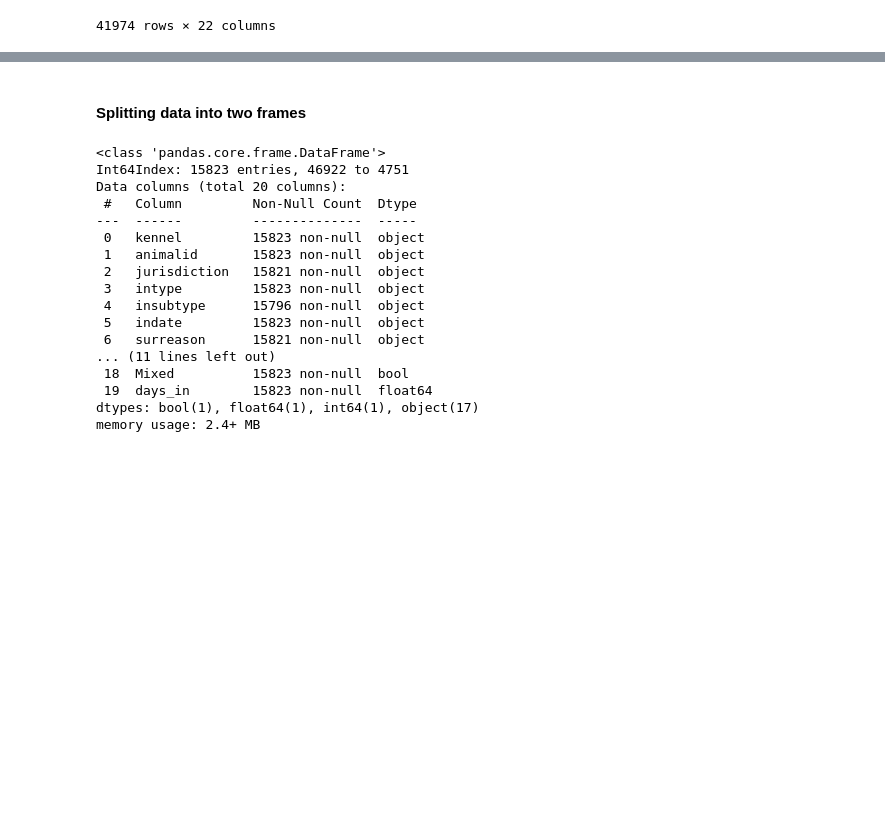
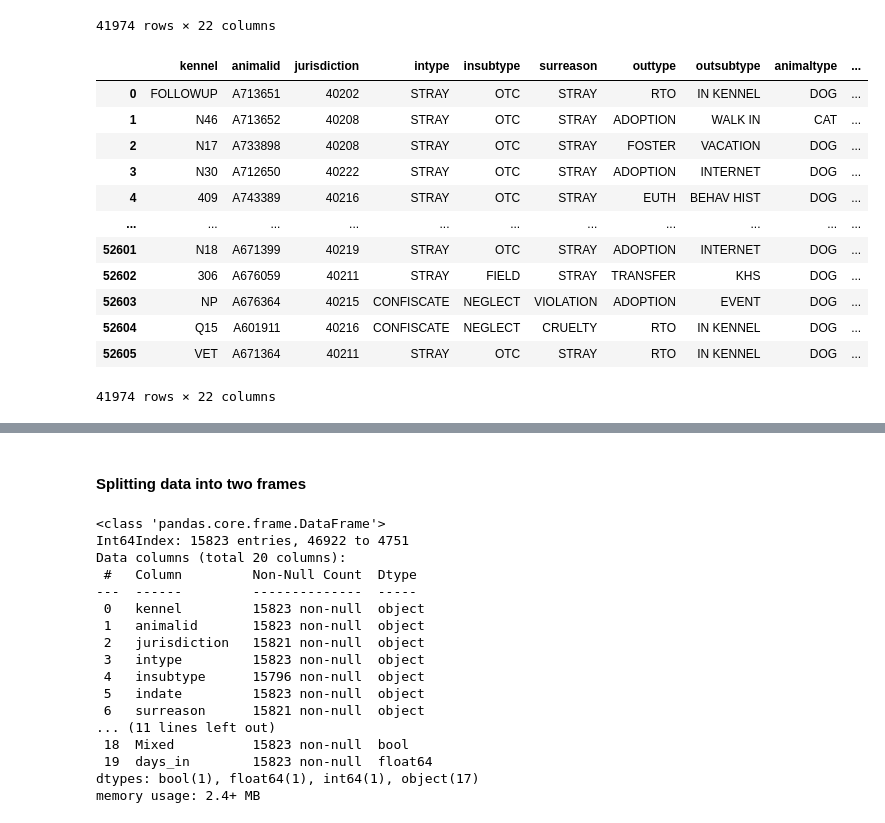
Before and after one commit to jesseAvgonzsmi/animal-predictions, a Jupyter notebook: Data_prep/data_cleaning.ipynb, the cells around one changed output, grey strips where cells are left out. Drawn from its saved outputs; the diff is of its cells as text; code cells hidden in the pictures; blank space fills up the shorter version.

```diff
--- a/Data_prep/data_cleaning.ipynb
+++ b/Data_prep/data_cleaning.ipynb
@@ -204,3 +204,24 @@ data
 # %%
 #drop indate and outdate columns
 data.drop(columns=['indate', 'outdate'], inplace=True)
+# %%
+#for breeds with multiple breeds, split the breeds into two columns and update mixed column to true if there were false before. If mixed is true, but breed2 is NaN, update to "unknown"
+data['breed'] = data['breed'].str.replace(' / ', ',')
+data['breed1'] = data['breed'].str.split(',').str[0]
+data['breed2'] = data['breed'].str.split(',').str[1]
+data['Mixed'] = data['Mixed'] | data['breed'].str.contains(',')
+data
+# %% [output]
+|  | kennel | animalid | jurisdiction | intype | insubtype | surreason | outtype | outsubtype | animaltype | ... |
+| 0 | FOLLOWUP | A713651 | 40202 | STRAY | OTC | STRAY | RTO | IN KENNEL | DOG | ... |
+| 1 | N46 | A713652 | 40208 | STRAY | OTC | STRAY | ADOPTION | WALK IN | CAT | ... |
+| 2 | N17 | A733898 | 40208 | STRAY | OTC | STRAY | FOSTER | VACATION | DOG | ... |
+| 3 | N30 | A712650 | 40222 | STRAY | OTC | STRAY | ADOPTION | INTERNET | DOG | ... |
+| 4 | 409 | A743389 | 40216 | STRAY | OTC | STRAY | EUTH | BEHAV HIST | DOG | ... |
+| ... | ... | ... | ... | ... | ... | ... | ... | ... | ... | ... |
+| 52601 | N18 | A671399 | 40219 | STRAY | OTC | STRAY | ADOPTION | INTERNET | DOG | ... |
+| 52602 | 306 | A676059 | 40211 | STRAY | FIELD | STRAY | TRANSFER | KHS | DOG | ... |
+| 52603 | NP | A676364 | 40215 | CONFISCATE | NEGLECT | VIOLATION | ADOPTION | EVENT | DOG | ... |
+| 52604 | Q15 | A601911 | 40216 | CONFISCATE | NEGLECT | CRUELTY | RTO | IN KENNEL | DOG | ... |
+| 52605 | VET | A671364 | 40211 | STRAY | OTC | STRAY | RTO | IN KENNEL | DOG | ... |
+41974 rows × 22 columns
```
Also changed, not shown: parts of 2 cells of this notebook, 1 other file.
